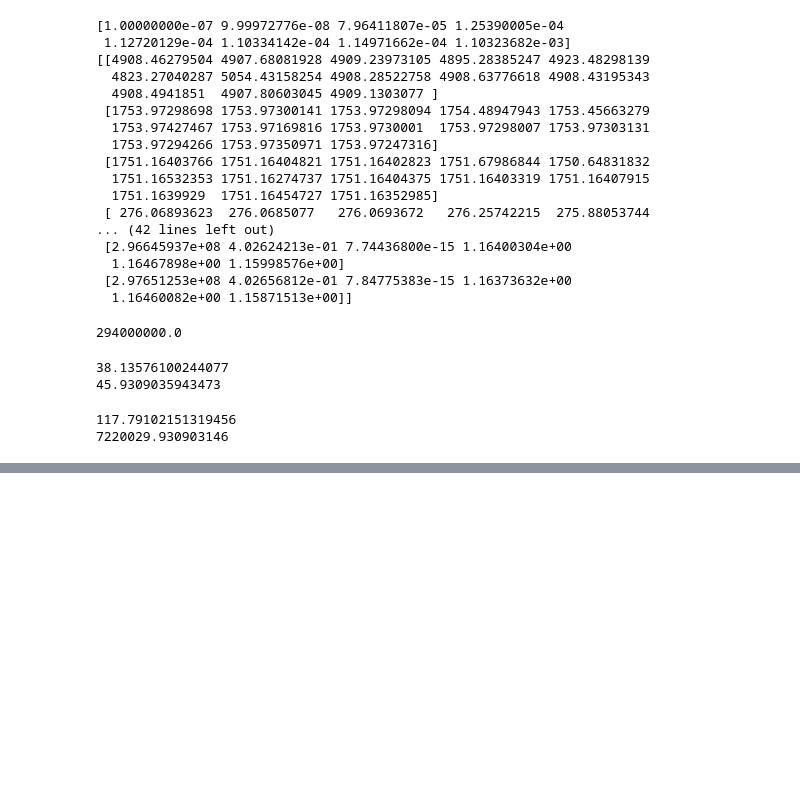
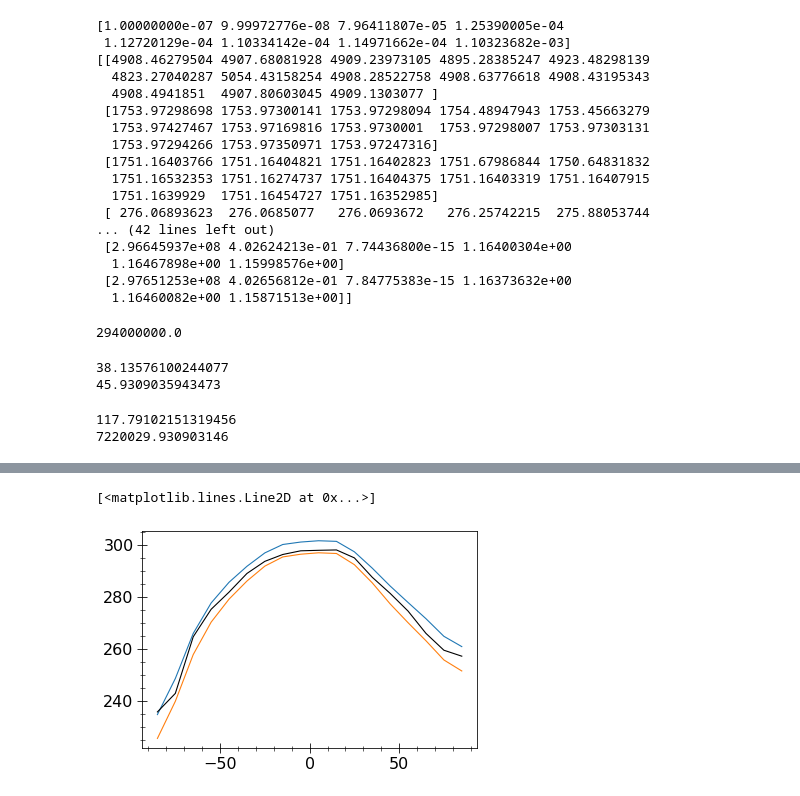
Before and after one commit to BenniSchmiedel/Low-dimensional-EBMs, a Jupyter notebook: Development_OptimizationCoupledTarget.ipynb, the cells around one changed output, grey strips where cells are left out. Drawn from its saved outputs; the diff is of its cells as text; code cells hidden in the pictures; blank space fills up the shorter version.

```diff
--- a/Development_OptimizationCoupledTarget.ipynb
+++ b/Development_OptimizationCoupledTarget.ipynb
@@ -349,0 +393,8 @@ print(np.sqrt(np.dot(dF[0],dF[0])))
+# %%
+elevation=-0.0065*np.array(ParasCTRL[1][1])
+plt.plot(Vars.Lat,data[1][0]+elevation)
+plt.plot(Vars.Lat,data1[1][0]+elevation)
+plt.plot(Lat_10,ZMT_10,c='k')
+# %% [output]
+[<matplotlib.lines.Line2D at 0x...>]
+[figure, added]
```
Also changed, not shown: parts of 4 cells of this notebook, 2 other files.
